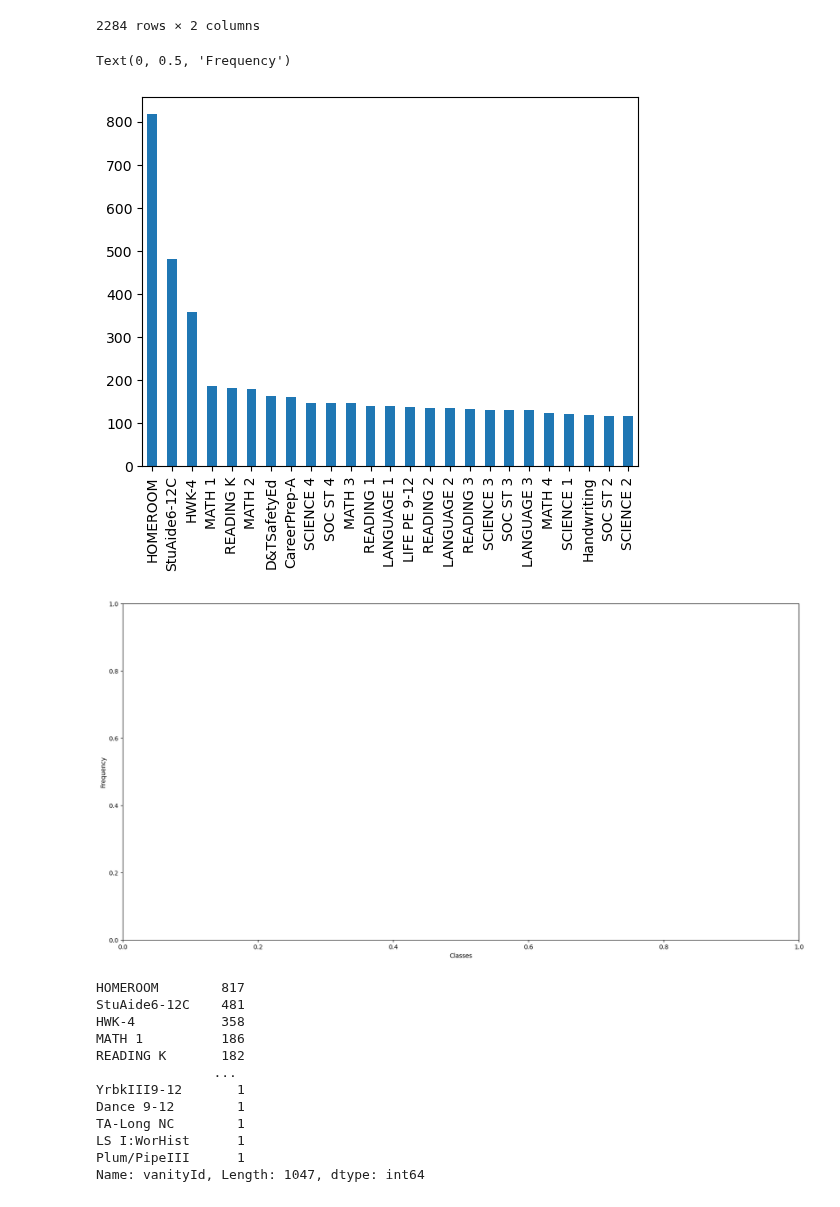
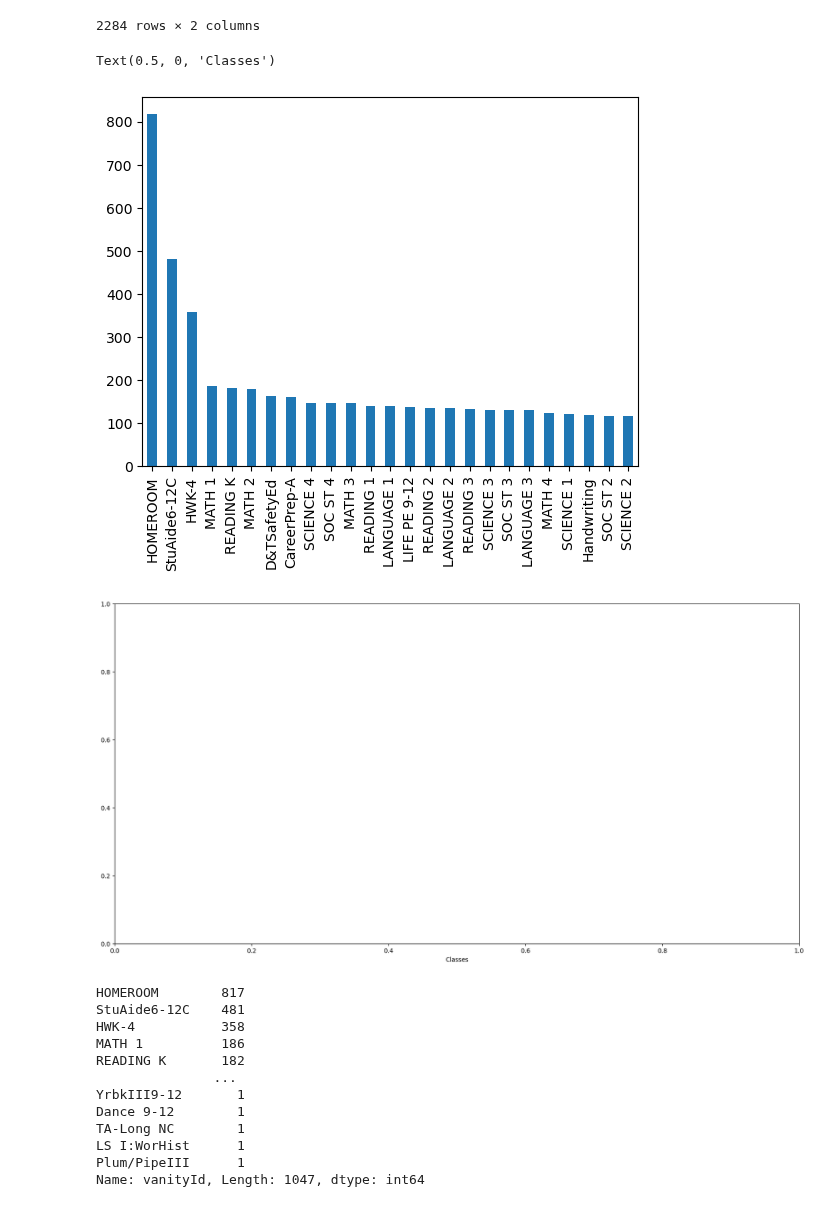
Before and after one commit to level-data-1a/predicting-proficiency, a Jupyter notebook: louisemarie-explore.ipynb, the cells around one changed output. Drawn from its saved outputs; the diff is of its cells as text; code cells hidden in the pictures.

```diff
--- a/louisemarie-explore.ipynb
+++ b/louisemarie-explore.ipynb
@@ -373,13 +413,13 @@ courseSections_df.groupby(["vanityId", "schoolId"]).count()
 # %%
 top_10 = courseSections_df['vanityId'].value_counts().nlargest(25)
 top_10.plot(kind='bar')
 plt.figure(figsize=(20,10))
 plt.xlabel('Classes')
-plt.ylabel('Frequency')
+#plt.ylabel('Frequency')
 # %% [output]
-Text(0, 0.5, 'Frequency')
+Text(0.5, 0, 'Classes')
 [figure]
-[figure, old version]
+[figure, new version]
 # %%
 courseSections_df['vanityId'].value_counts()
 # %% [output]
```
Also changed, not shown: parts of 17 cells of this notebook.
